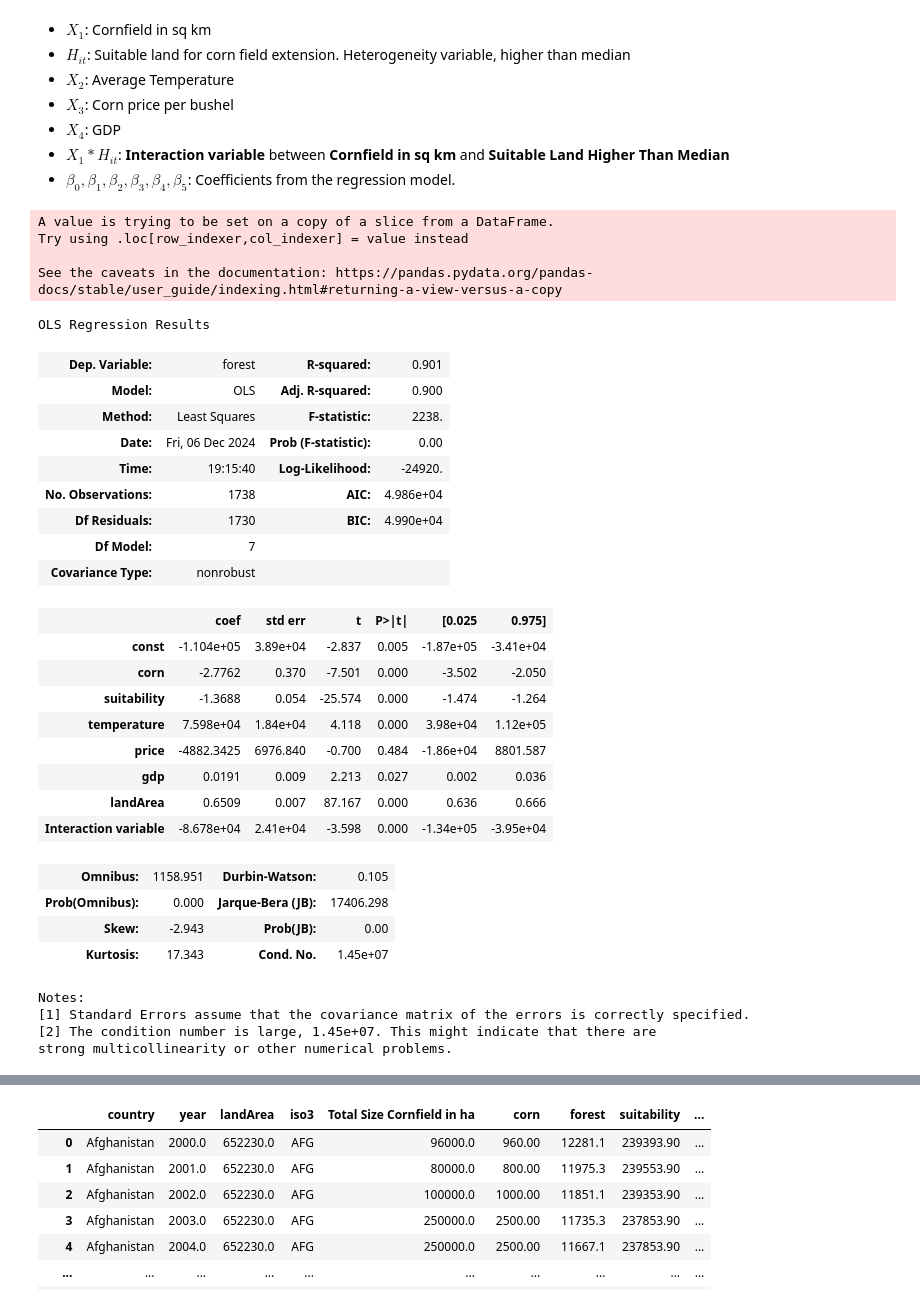
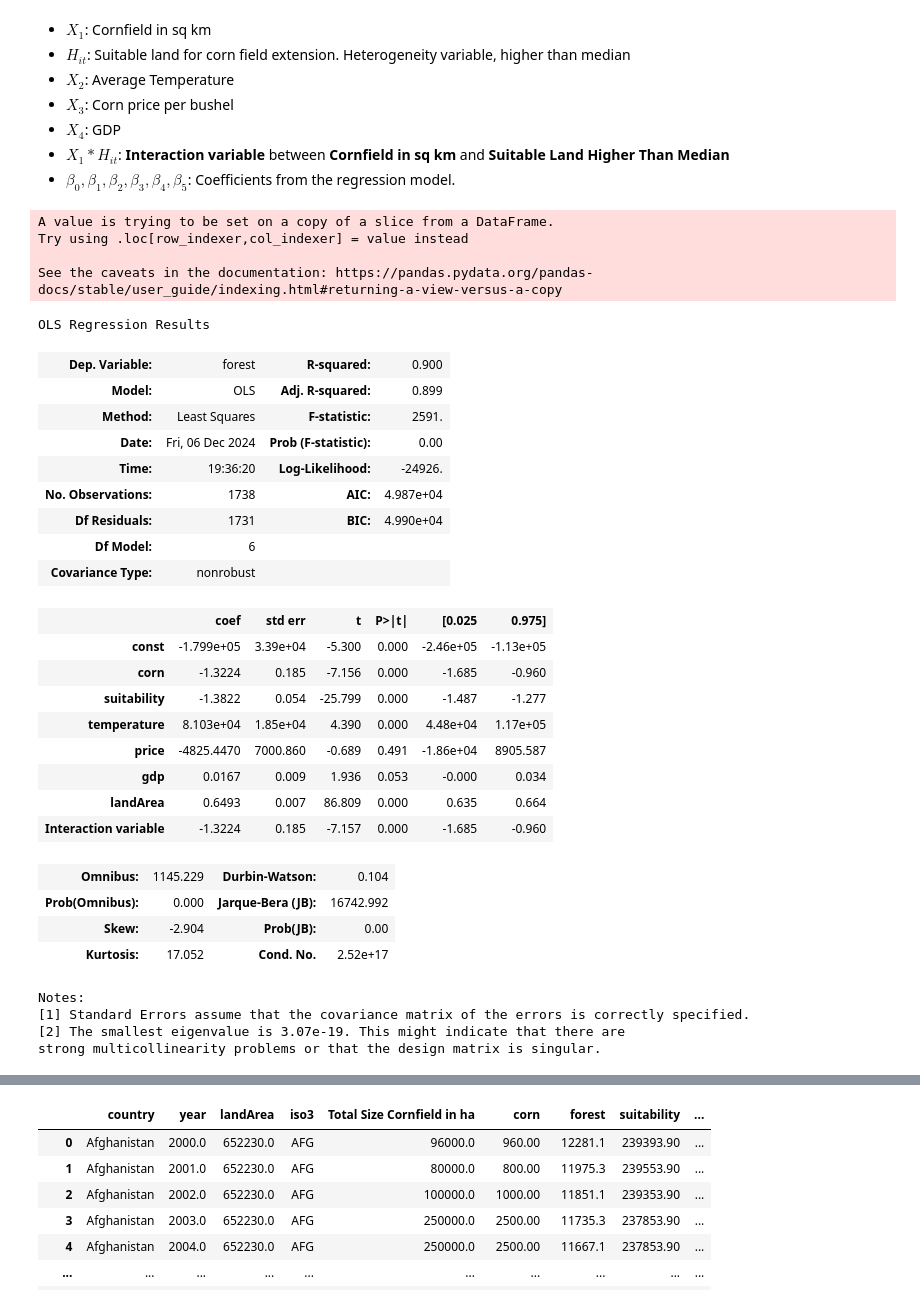
Before and after one commit to ZeliaDec/DataScience, a Jupyter notebook: EDA_Notebook.ipynb, the cells around one changed output, grey strips where cells are left out. Cells and saved outputs as stored; diff of their text form; code cells hidden in the pictures.

```diff
--- a/EDA_Notebook.ipynb
+++ b/EDA_Notebook.ipynb
@@ -376,50 +371,50 @@ Where:
 # %%
 #Multivariable regression /w Temperature_Change
 ind_x = last_df[["corn","suitability","temperature","price", "gdp", "landArea"]]
 #ind_x["Interaction variable"] = last_df["heterogeneityDummy"]*ind_x["corn"]
-ind_x["Interaction variable"] = last_df["heterogeneityDummy"]
+ind_x["Interaction variable"] = last_df["corn"]
 
 dep_y = last_df["forest"]
 
 # Add constant to the independent variables for the intercept in regression
 ind_x = sm.add_constant(ind_x)
 
 # Fit the linear regression model
 model = sm.OLS(dep_y, ind_x).fit()
 
 # Display the regression results
 model_summary = model.summary()
 model_summary
 # %% [output]
 A value is trying to be set on a copy of a slice from a DataFrame.
 Try using .loc[row_indexer,col_indexer] = value instead
 
 See the caveats in the documentation: https://pandas.pydata.org/pandas-docs/stable/user_guide/indexing.html#returning-a-view-versus-a-copy
 OLS Regression Results
-| Dep. Variable: | forest | R-squared: | 0.901 |
-| Model: | OLS | Adj. R-squared: | 0.900 |
-| Method: | Least Squares | F-statistic: | 2238. |
+| Dep. Variable: | forest | R-squared: | 0.900 |
+| Model: | OLS | Adj. R-squared: | 0.899 |
+| Method: | Least Squares | F-statistic: | 2591. |
 | Date: | Fri, 06 Dec 2024 | Prob (F-statistic): | 0.00 |
-| Time: | 19:15:40 | Log-Likelihood: | -24920. |
-| No. Observations: | 1738 | AIC: | 4.986e+04 |
-| Df Residuals: | 1730 | BIC: | 4.990e+04 |
-| Df Model: | 7 |  |  |
+| Time: | 19:36:20 | Log-Likelihood: | -24926. |
+| No. Observations: | 1738 | AIC: | 4.987e+04 |
+| Df Residuals: | 1731 | BIC: | 4.990e+04 |
+| Df Model: | 6 |  |  |
 | Covariance Type: | nonrobust |  |  |
 |  | coef | std err | t | P>|t| | [0.025 | 0.975] |
-| const | -1.104e+05 | 3.89e+04 | -2.837 | 0.005 | -1.87e+05 | -3.41e+04 |
-| corn | -2.7762 | 0.370 | -7.501 | 0.000 | -3.502 | -2.050 |
-| suitability | -1.3688 | 0.054 | -25.574 | 0.000 | -1.474 | -1.264 |
-| temperature | 7.598e+04 | 1.84e+04 | 4.118 | 0.000 | 3.98e+04 | 1.12e+05 |
-| price | -4882.3425 | 6976.840 | -0.700 | 0.484 | -1.86e+04 | 8801.587 |
-| gdp | 0.0191 | 0.009 | 2.213 | 0.027 | 0.002 | 0.036 |
-| landArea | 0.6509 | 0.007 | 87.167 | 0.000 | 0.636 | 0.666 |
-| Interaction variable | -8.678e+04 | 2.41e+04 | -3.598 | 0.000 | -1.34e+05 | -3.95e+04 |
+| const | -1.799e+05 | 3.39e+04 | -5.300 | 0.000 | -2.46e+05 | -1.13e+05 |
+| corn | -1.3224 | 0.185 | -7.156 | 0.000 | -1.685 | -0.960 |
+| suitability | -1.3822 | 0.054 | -25.799 | 0.000 | -1.487 | -1.277 |
+| temperature | 8.103e+04 | 1.85e+04 | 4.390 | 0.000 | 4.48e+04 | 1.17e+05 |
+| price | -4825.4470 | 7000.860 | -0.689 | 0.491 | -1.86e+04 | 8905.587 |
+| gdp | 0.0167 | 0.009 | 1.936 | 0.053 | -0.000 | 0.034 |
+| landArea | 0.6493 | 0.007 | 86.809 | 0.000 | 0.635 | 0.664 |
+| Interaction variable | -1.3224 | 0.185 | -7.157 | 0.000 | -1.685 | -0.960 |
-| Omnibus: | 1158.951 | Durbin-Watson: | 0.105 |
-| Prob(Omnibus): | 0.000 | Jarque-Bera (JB): | 17406.298 |
-| Skew: | -2.943 | Prob(JB): | 0.00 |
-| Kurtosis: | 17.343 | Cond. No. | 1.45e+07 |
+| Omnibus: | 1145.229 | Durbin-Watson: | 0.104 |
+| Prob(Omnibus): | 0.000 | Jarque-Bera (JB): | 16742.992 |
+| Skew: | -2.904 | Prob(JB): | 0.00 |
+| Kurtosis: | 17.052 | Cond. No. | 2.52e+17 |
 Notes:
 [1] Standard Errors assume that the covariance matrix of the errors is correctly specified.
-[2] The condition number is large, 1.45e+07. This might indicate that there are
-strong multicollinearity or other numerical problems.
+[2] The smallest eigenvalue is 3.07e-19. This might indicate that there are
+strong multicollinearity problems or that the design matrix is singular.
 # %%
```
Also changed, not shown: parts of 58 cells of this notebook, 2 other files.
